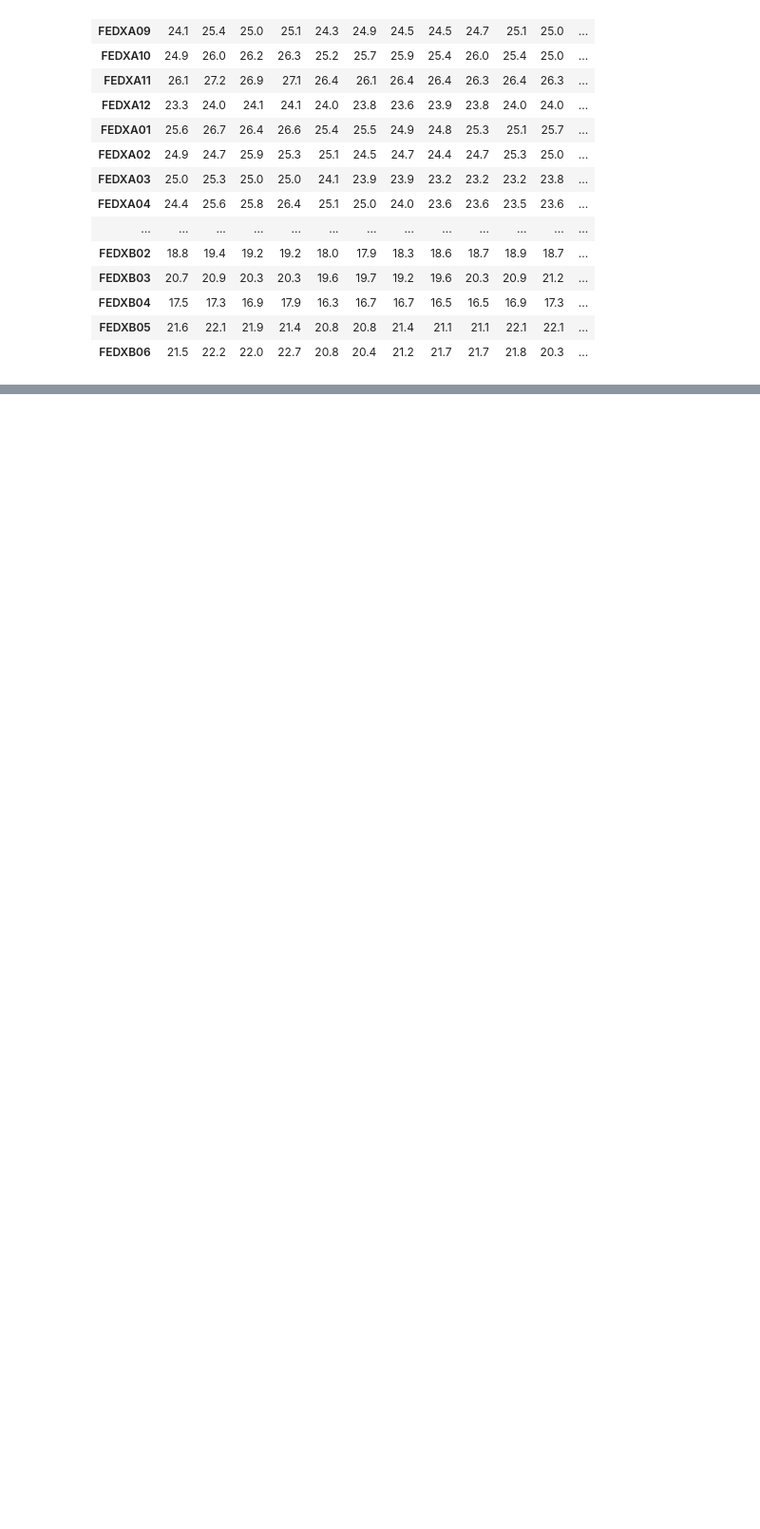
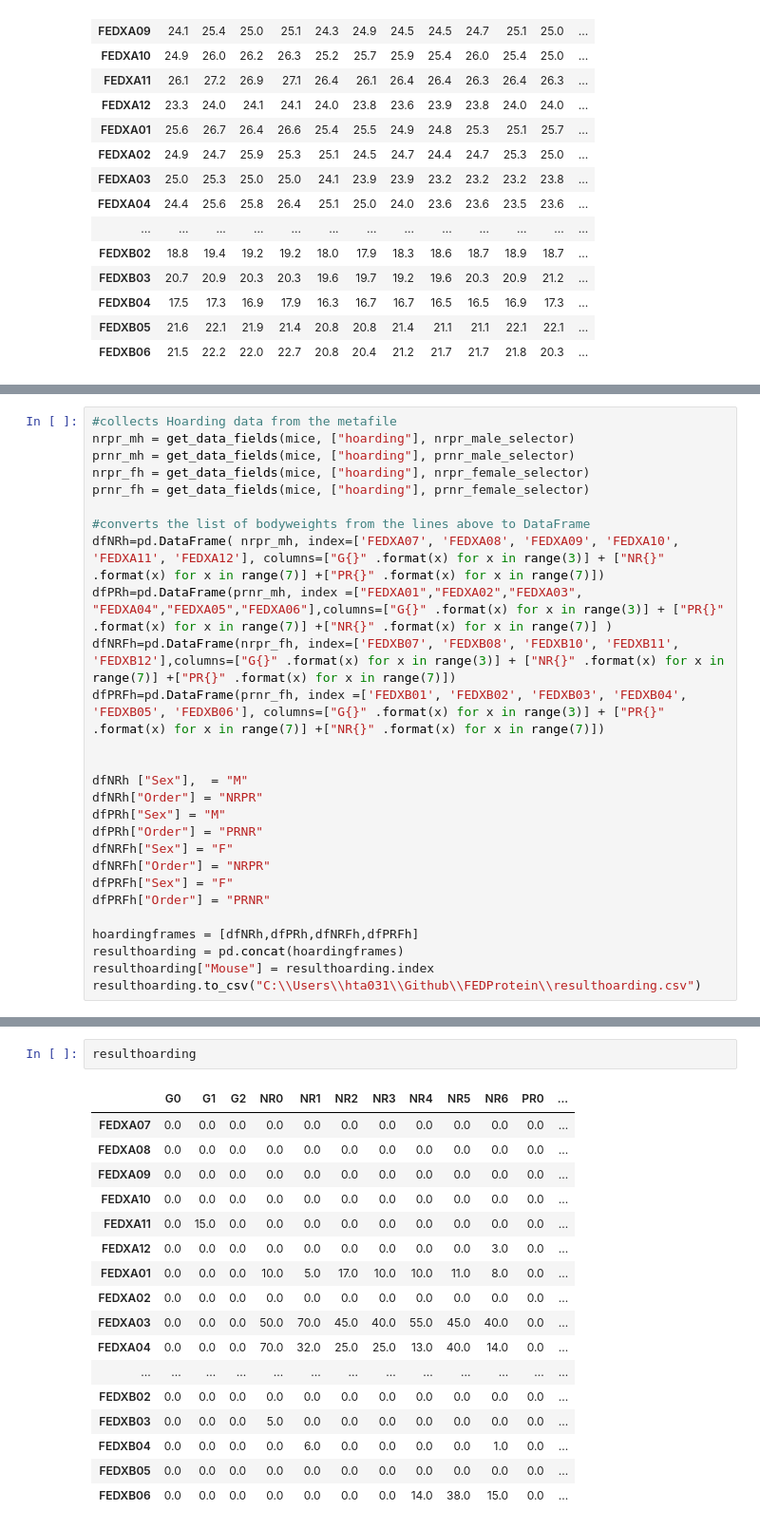
Before and after one commit to Htbibalan/FEDProtein, a Jupyter notebook: notebooks/FEDX_A_B_DATA STAT.ipynb, the cells around one changed output, grey strips where cells are left out. Shown at 95% size. Saved outputs shown, nothing was run; the diff lists cells and outputs as text; blank space fills up the shorter version.

```diff
--- a/notebooks/FEDX_A_B_DATA STAT.ipynb
+++ b/notebooks/FEDX_A_B_DATA STAT.ipynb
@@ -207,0 +378,27 @@ result.to_csv("C:\\Users\\hta031\\Github\\FEDProtein\\result.csv")
+# %%
+#collects Hoarding data from the metafile
+nrpr_mh = get_data_fields(mice, ["hoarding"], nrpr_male_selector)
+prnr_mh = get_data_fields(mice, ["hoarding"], prnr_male_selector)
+nrpr_fh = get_data_fields(mice, ["hoarding"], nrpr_female_selector)
+prnr_fh = get_data_fields(mice, ["hoarding"], prnr_female_selector)
+
+#converts the list of bodyweights from the lines above to DataFrame
+dfNRh=pd.DataFrame( nrpr_mh, index=['FEDXA07', 'FEDXA08', 'FEDXA09', 'FEDXA10', 'FEDXA11', 'FEDXA12'], columns=["G{}" .format(x) for x in range(3)] + ["NR{}" .format(x) for x in range(7)] +["PR{}" .format(x) for x in range(7)])
+dfPRh=pd.DataFrame(prnr_mh, index =["FEDXA01","FEDXA02","FEDXA03", "FEDXA04","FEDXA05","FEDXA06"],columns=["G{}" .format(x) for x in range(3)] + ["PR{}" .format(x) for x in range(7)] +["NR{}" .format(x) for x in range(7)] )
+dfNRFh=pd.DataFrame(nrpr_fh, index=['FEDXB07', 'FEDXB08', 'FEDXB10', 'FEDXB11', 'FEDXB12'],columns=["G{}" .format(x) for x in range(3)] + ["NR{}" .format(x) for x in range(7)] +["PR{}" .format(x) for x in range(7)])
+dfPRFh=pd.DataFrame(prnr_fh, index =['FEDXB01', 'FEDXB02', 'FEDXB03', 'FEDXB04', 'FEDXB05', 'FEDXB06'], columns=["G{}" .format(x) for x in range(3)] + ["PR{}" .format(x) for x in range(7)] +["NR{}" .format(x) for x in range(7)])
+
+
+dfNRh ["Sex"],  = "M"
+dfNRh["Order"] = "NRPR"
+dfPRh["Sex"] = "M"
+dfPRh["Order"] = "PRNR"
+dfNRFh["Sex"] = "F"
+dfNRFh["Order"] = "NRPR"
+dfPRFh["Sex"] = "F"
+dfPRFh["Order"] = "PRNR"
+
+hoardingframes = [dfNRh,dfPRh,dfNRFh,dfPRFh]
+resulthoarding = pd.concat(hoardingframes)
+resulthoarding["Mouse"] = resulthoarding.index
+resulthoarding.to_csv("C:\\Users\\hta031\\Github\\FEDProtein\\resulthoarding.csv")
@@ -207,0 +410,20 @@ result.to_csv("C:\\Users\\hta031\\Github\\FEDProtein\\result.csv")
+# %%
+resulthoarding
+# %% [output]
+|  | G0 | G1 | G2 | NR0 | NR1 | NR2 | NR3 | NR4 | NR5 | NR6 | PR0 | ... |
+| FEDXA07 | 0.0 | 0.0 | 0.0 | 0.0 | 0.0 | 0.0 | 0.0 | 0.0 | 0.0 | 0.0 | 0.0 | ... |
+| FEDXA08 | 0.0 | 0.0 | 0.0 | 0.0 | 0.0 | 0.0 | 0.0 | 0.0 | 0.0 | 0.0 | 0.0 | ... |
+| FEDXA09 | 0.0 | 0.0 | 0.0 | 0.0 | 0.0 | 0.0 | 0.0 | 0.0 | 0.0 | 0.0 | 0.0 | ... |
+| FEDXA10 | 0.0 | 0.0 | 0.0 | 0.0 | 0.0 | 0.0 | 0.0 | 0.0 | 0.0 | 0.0 | 0.0 | ... |
+| FEDXA11 | 0.0 | 15.0 | 0.0 | 0.0 | 0.0 | 0.0 | 0.0 | 0.0 | 0.0 | 0.0 | 0.0 | ... |
+| FEDXA12 | 0.0 | 0.0 | 0.0 | 0.0 | 0.0 | 0.0 | 0.0 | 0.0 | 0.0 | 3.0 | 0.0 | ... |
+| FEDXA01 | 0.0 | 0.0 | 0.0 | 10.0 | 5.0 | 17.0 | 10.0 | 10.0 | 11.0 | 8.0 | 0.0 | ... |
+| FEDXA02 | 0.0 | 0.0 | 0.0 | 0.0 | 0.0 | 0.0 | 0.0 | 0.0 | 0.0 | 0.0 | 0.0 | ... |
+| FEDXA03 | 0.0 | 0.0 | 0.0 | 50.0 | 70.0 | 45.0 | 40.0 | 55.0 | 45.0 | 40.0 | 0.0 | ... |
+| FEDXA04 | 0.0 | 0.0 | 0.0 | 70.0 | 32.0 | 25.0 | 25.0 | 13.0 | 40.0 | 14.0 | 0.0 | ... |
+| ... | ... | ... | ... | ... | ... | ... | ... | ... | ... | ... | ... | ... |
+| FEDXB02 | 0.0 | 0.0 | 0.0 | 0.0 | 0.0 | 0.0 | 0.0 | 0.0 | 0.0 | 0.0 | 0.0 | ... |
+| FEDXB03 | 0.0 | 0.0 | 0.0 | 5.0 | 0.0 | 0.0 | 0.0 | 0.0 | 0.0 | 0.0 | 0.0 | ... |
+| FEDXB04 | 0.0 | 0.0 | 0.0 | 0.0 | 6.0 | 0.0 | 0.0 | 0.0 | 0.0 | 1.0 | 0.0 | ... |
+| FEDXB05 | 0.0 | 0.0 | 0.0 | 0.0 | 0.0 | 0.0 | 0.0 | 0.0 | 0.0 | 0.0 | 0.0 | ... |
+| FEDXB06 | 0.0 | 0.0 | 0.0 | 0.0 | 0.0 | 0.0 | 0.0 | 14.0 | 38.0 | 15.0 | 0.0 | ... |
```
Also changed, not shown: parts of 24 cells of this notebook, 27 other files.
